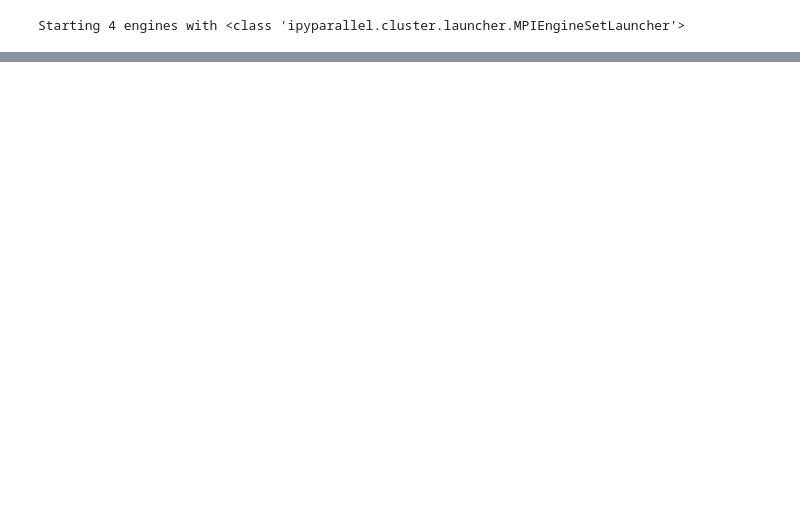
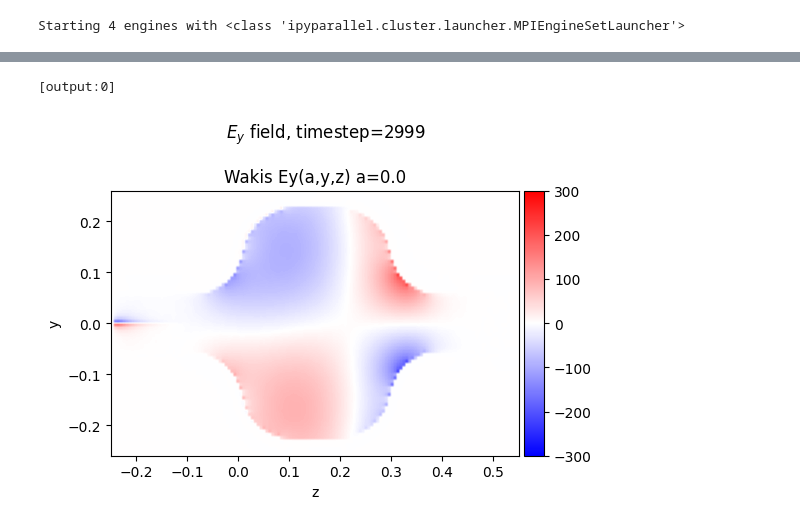
Before and after one commit to ImpedanCEI/wakis, a Jupyter notebook: notebooks/005_MPI_simulation.ipynb, the cells around one changed output, grey strips where cells are left out. Drawn from its saved outputs; the diff is of its cells as text; code cells hidden in the pictures; blank space fills up the shorter version.

```diff
--- a/notebooks/005_MPI_simulation.ipynb
+++ b/notebooks/005_MPI_simulation.ipynb
@@ -326,0 +244,9 @@ if rank == 0:
+# %%
+%%px
+solver.plot2D(field='E', component='y',
+            plane='YZ', pos=0.5,
+            cmap='bwr', vmin=-300, vmax=300., interpolation='hanning',
+            off_screen=False, title=img_folder+'Ez2d', n=n)
+# %% [output]
+[output:0]
+[figure, added]
```
Also changed, not shown: parts of 30 cells of this notebook.
